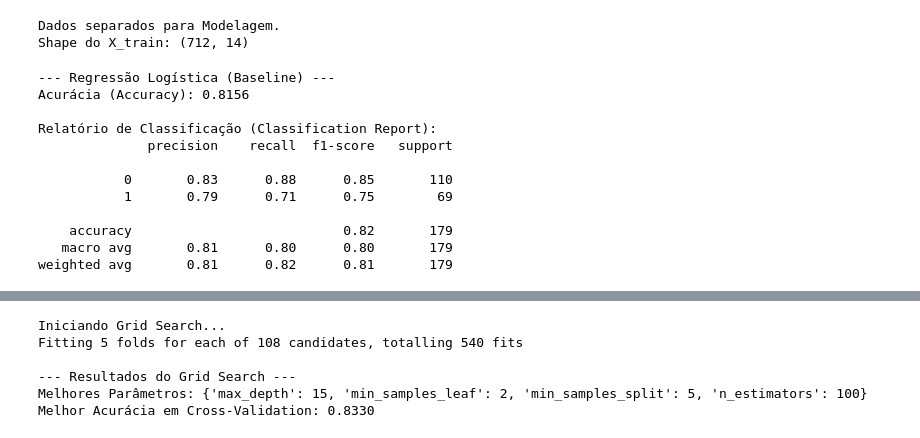
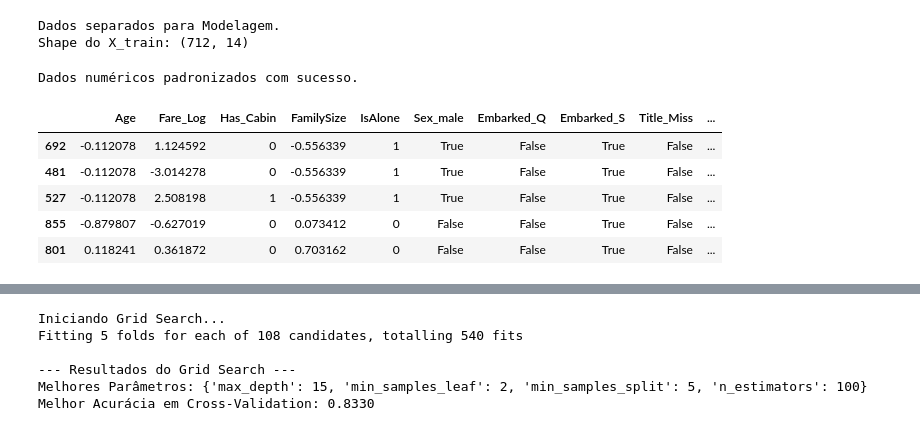
Before and after one commit to Ron-69/Ds_Titanic_Eda, a Jupyter notebook: notebooks/ds_titanic_eda.ipynb, the cells around one changed output, grey strips where cells are left out. Drawn from its saved outputs; the diff is of its cells as text; code cells hidden in the pictures.

```diff
--- a/notebooks/ds_titanic_eda.ipynb
+++ b/notebooks/ds_titanic_eda.ipynb
@@ -272,31 +272,48 @@ print(f"Shape do X_train: {X_train.shape}")
 # %% [output]
 Dados separados para Modelagem.
 Shape do X_train: (712, 14)
+# %%
+# Célula NOVA: Padronização dos Dados Numéricos (StandardScaler)
+from sklearn.preprocessing import StandardScaler
+
+# 1. Identificar as colunas numéricas
+numeric_features = ['Age', 'Fare_Log', 'FamilySize']
+
+# 2. Criar cópias dos conjuntos para padronização
+X_train_scaled = X_train.copy()
+X_test_scaled = X_test.copy()
+
+# 3. Instanciar e Treinar o Padronizador SOMENTE no conjunto de treino
+scaler = StandardScaler()
+X_train_scaled[numeric_features] = scaler.fit_transform(X_train[numeric_features])
+
+# 4. Transformar o conjunto de teste com o scaler treinado
+X_test_scaled[numeric_features] = scaler.transform(X_test[numeric_features])
+
+print("Dados numéricos padronizados com sucesso.")
+X_train_scaled.head()
+# %% [output]
+Dados numéricos padronizados com sucesso.
+|  | Age | Fare_Log | Has_Cabin | FamilySize | IsAlone | Sex_male | Embarked_Q | Embarked_S | Title_Miss | ... |
+| 692 | -0.112078 | 1.124592 | 0 | -0.556339 | 1 | True | False | True | False | ... |
+| 481 | -0.112078 | -3.014278 | 0 | -0.556339 | 1 | True | False | True | False | ... |
+| 527 | -0.112078 | 2.508198 | 1 | -0.556339 | 1 | True | False | True | False | ... |
+| 855 | -0.879807 | -0.627019 | 0 | 0.073412 | 0 | False | False | True | False | ... |
+| 801 | 0.118241 | 0.361872 | 0 | 0.703162 | 0 | False | False | True | False | ... |
 # %%
+# Toda a célula foi comentada para registro histórico do desenvolvimeto, dando lugar ao
+# novo modelo de treinamento da Regressão Logística, agora usando os dados padronizados (_scaled).
 # 1. Instanciar o modelo
-log_model = LogisticRegression(solver='liblinear', random_state=42)
+#log_model = LogisticRegression(solver='liblinear', random_state=42)
 
 # 2. Treinar o modelo
-log_model.fit(X_train, y_train)
+#log_model.fit(X_train, y_train)
 
 # 3. Fazer previsões no conjunto de teste
-y_pred_log = log_model.predict(X_test)
+#y_pred_log = log_model.predict(X_test)
 
 # 4. Avaliação
-print("--- Regressão Logística (Baseline) ---")
-print(f"Acurácia (Accuracy): {accuracy_score(y_test, y_pred_log):.4f}")
-print("\nRelatório de Classificação (Classification Report):")
-print(classification_report(y_test, y_pred_log))
+#print("--- Regressão Logística (Baseline) ---")
+#print(f"Acurácia (Accuracy): {accuracy_score(y_test, y_pred_log):.4f}")
+#print("\nRelatório de Classificação (Classification Report):")
+#print(classification_report(y_test, y_pred_log))
-# %% [output]
---- Regressão Logística (Baseline) ---
-Acurácia (Accuracy): 0.8156
-
-Relatório de Classificação (Classification Report):
-              precision    recall  f1-score   support
-
-           0       0.83      0.88      0.85       110
-           1       0.79      0.71      0.75        69
-
-    accuracy                           0.82       179
-   macro avg       0.81      0.80      0.80       179
-weighted avg       0.81      0.82      0.81       179
```
Also changed, not shown: parts of 3 cells of this notebook, 1 other file.
